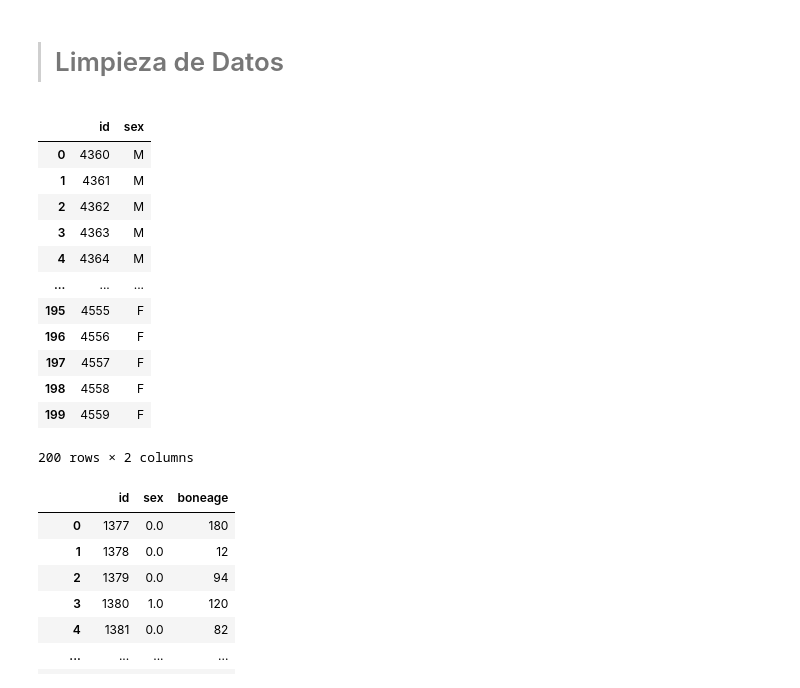
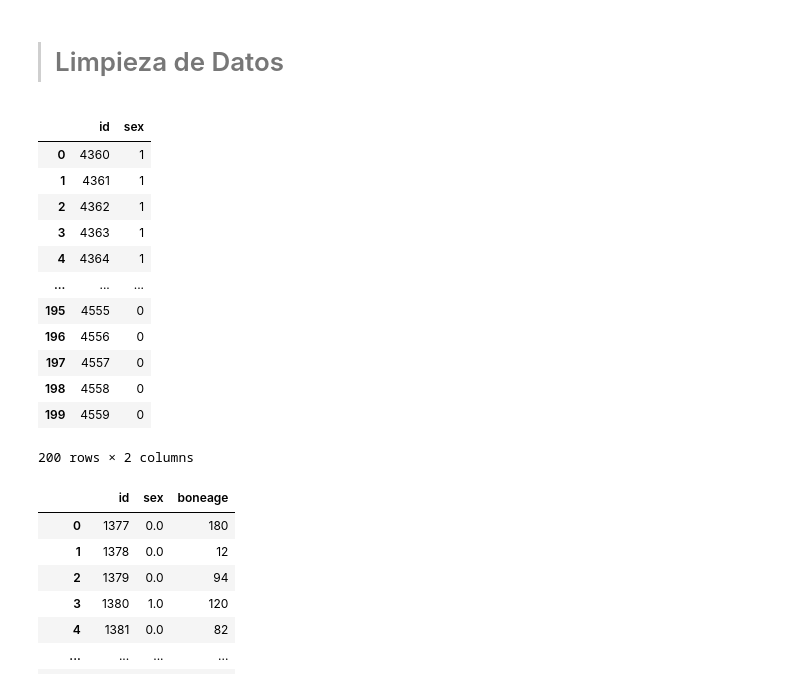
Before and after one commit to Lfquezada/Bone-Age-Prediction-AI, a Jupyter notebook: EDA-P2.ipynb, the cells around one changed output. Cells and saved outputs as stored; diff of their text form; code cells hidden in the pictures.

```diff
--- a/EDA-P2.ipynb
+++ b/EDA-P2.ipynb
@@ -14,23 +14,25 @@ from basic_image_eda import BasicImageEDA
 # %% [markdown]
 > # Limpieza de Datos
 # %%
-test_clean = pd.read_csv('data/boneage-test-dataset.csv')
+test_clean = pd.read_csv('boneage-test-dataset.csv')
 test_clean.rename(columns={'Case ID':'id'}, inplace=True)
 test_clean.rename(columns={'Sex':'sex'}, inplace=True)
+test_clean.loc[test_clean['sex'] == "F", 'sex'] = 0
+test_clean.loc[test_clean['sex'] == "M", 'sex'] = 1
 test_clean.dropna()
 test_clean
 # %% [output]
 |  | id | sex |
-| 0 | 4360 | M |
-| 1 | 4361 | M |
-| 2 | 4362 | M |
-| 3 | 4363 | M |
-| 4 | 4364 | M |
+| 0 | 4360 | 1 |
+| 1 | 4361 | 1 |
+| 2 | 4362 | 1 |
+| 3 | 4363 | 1 |
+| 4 | 4364 | 1 |
 | ... | ... | ... |
-| 195 | 4555 | F |
-| 196 | 4556 | F |
-| 197 | 4557 | F |
-| 198 | 4558 | F |
-| 199 | 4559 | F |
+| 195 | 4555 | 0 |
+| 196 | 4556 | 0 |
+| 197 | 4557 | 0 |
+| 198 | 4558 | 0 |
+| 199 | 4559 | 0 |
 200 rows × 2 columns
 # %%
```
Also changed, not shown: parts of 9 cells of this notebook.
